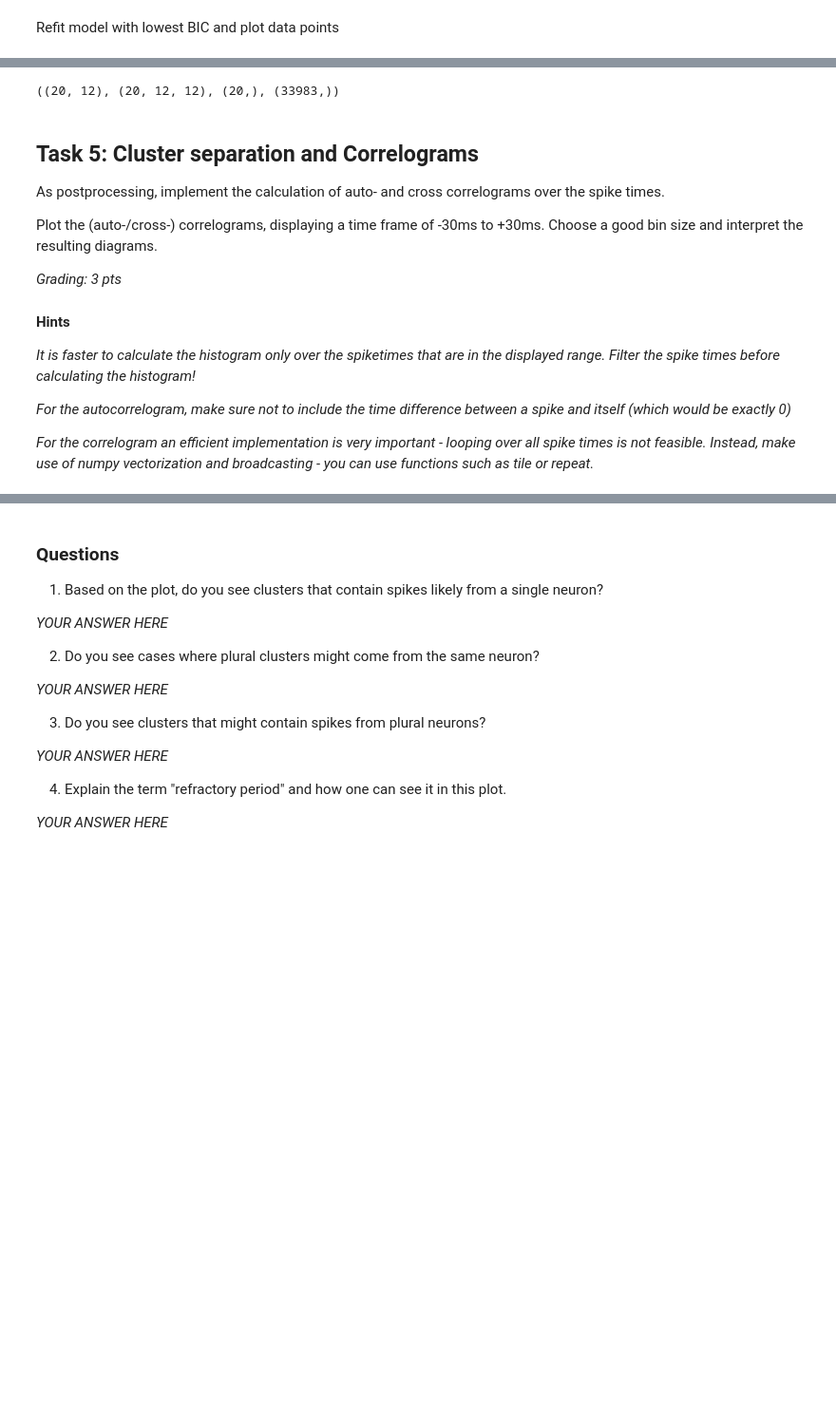
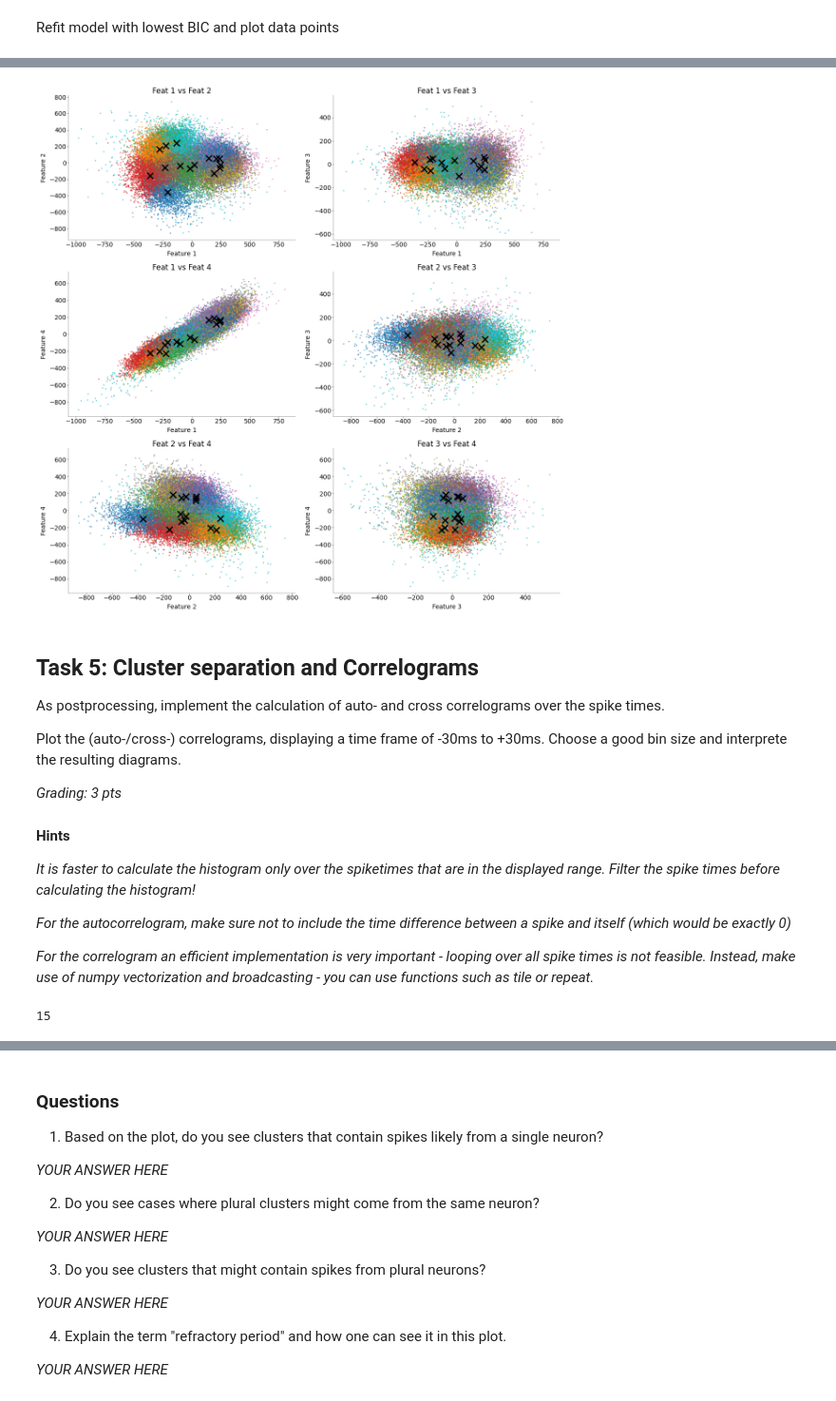
Before and after one commit to aeldably/Neural_Data_Science_Summer_2025, a Jupyter notebook: notebooks/CodingLab2.ipynb, the cells around one changed output, grey strips where cells are left out. Shown at 95% size. Drawn from its saved outputs; the diff is of its cells as text; code cells hidden in the pictures; blank space fills up the shorter version.

```diff
--- a/notebooks/CodingLab2.ipynb
+++ b/notebooks/CodingLab2.ipynb
@@ -694,13 +699,35 @@ best_K = 20
-# %%
-best_means.shape, best_covs.shape, best_weights.shape, best_labels.shape
-# %% [output]
-((20, 12), (20, 12, 12), (20,), (33983,))
+# %%
+# ------------------------------------------------------------------------------------------------------------------
+# Create scatterplots of the first PCs under the best model for all pairwise combinations of the 4 channels. (1 pt)
+# ------------------------------------------------------------------------------------------------------------------
+# 5) FIT FINAL MODEL & SCATTER PLOTS OF FIRST 4 FEATURES (6 PAIRWISE)
+labels_final, means_final, covs_final, weights_final = fit_mog(
+    features, n_clusters=opt_k, random_seed=0, n_iters=200, init="kmeans"
+)
+
+pairs = [(0, 1), (0, 2), (0, 3), (1, 2), (1, 3), (2, 3)]
+plt.figure(figsize=(12, 12))
+for idx, (i, j) in enumerate(pairs, start=1):
+    ax = plt.subplot(3, 2, idx)
+    ax.scatter(
+        features[:, i], features[:, j], c=labels_final, cmap="tab10", s=5, alpha=0.6
+    )
+    ax.scatter(
+        means_final[:, i], means_final[:, j], c="black", marker="x", s=100, linewidths=2
+    )
+    ax.set_xlabel(f"Feature {i+1}")
+    ax.set_ylabel(f"Feature {j+1}")
+    ax.set_title(f"Feat {i+1} vs Feat {j+1}")
+plt.tight_layout()
+plt.show()
+# %% [output]
+[figure, added]
 # %% [markdown]
 ## Task 5: Cluster separation and Correlograms
 
 As postprocessing, implement the calculation of auto- and cross correlograms over the spike times.
 
-Plot the (auto-/cross-) correlograms, displaying a time frame of -30ms to +30ms. Choose a good bin size and interpret the resulting diagrams.
+Plot the (auto-/cross-) correlograms, displaying a time frame of -30ms to +30ms. Choose a good bin size and interprete the resulting diagrams.
 
 _Grading: 3 pts_
 
@@ -739,4 +766,8 @@ def cross_time_diff(spiketimes1: np.ndarray, spiketimes2: np.ndarray) -> np.ndar
     # broadcasting / outer subtraction (memory friendly wrapper)
     # identical to:  t1[:, None] - t2[None, :]
     return np.subtract.outer(t1, t2)
+# %%
+opt_k
+# %% [output]
+15
 # %%
```
Also changed, not shown: parts of 31 cells of this notebook.
